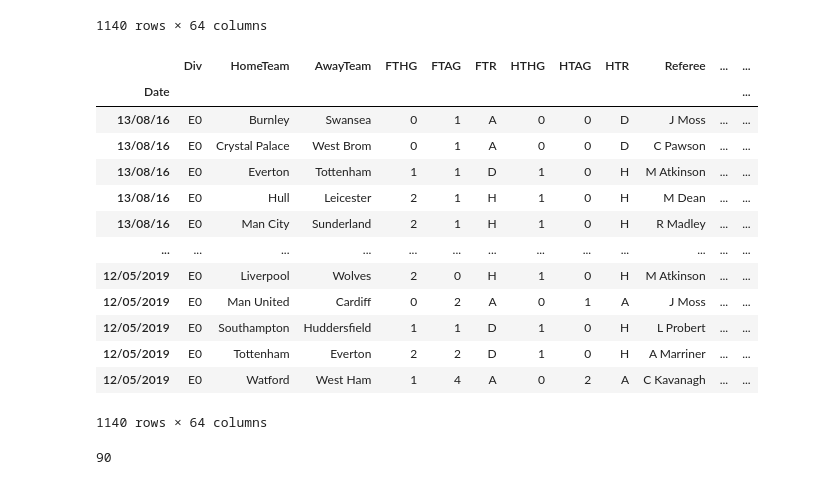
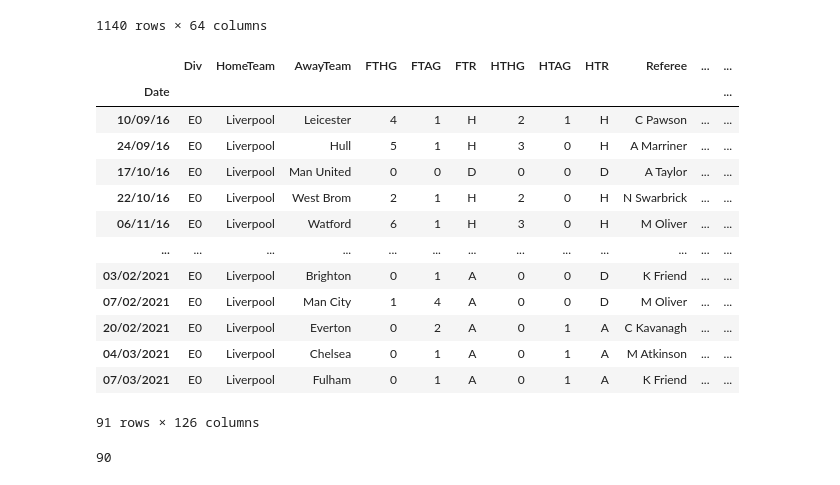
Before and after one commit to EduardoLoza/ProyectoModulo1_delaTorreE_VelascoG, a Jupyter notebook: ProyectoModulo1_delaTorreE_VelascoG.ipynb, the cells around one changed output. Cells and saved outputs as stored; diff of their text form; code cells hidden in the pictures.

```diff
--- a/ProyectoModulo1_delaTorreE_VelascoG.ipynb
+++ b/ProyectoModulo1_delaTorreE_VelascoG.ipynb
@@ -106,46 +106,46 @@ data1
 cheh = data1[data1['HomeTeam'] == 'Chelsea' ]
 cheh1 = data2[data2['HomeTeam'] == 'Chelsea' ]
 cheh = cheh.append(cheh1)
 chea = data1[data1['AwayTeam'] == 'Chelsea' ]
 chea1 = data2[data2['AwayTeam'] == 'Chelsea' ]
 chea = chea.append(chea1)#primer nodo
 
 Mch = data1[data1['HomeTeam'] == 'Man City' ]
 Mch1 = data2[data2['HomeTeam'] == 'Man City' ]
 Mch = Mch.append(Mch1)
 Mca = data1[data1['AwayTeam'] == 'Man City' ]
 Mca1 = data2[data2['AwayTeam'] == 'Man City' ]
 Mca = Mca.append(Mca1)#segundo nodo
 
 Muh = data1[data1['HomeTeam'] == 'Manchester United' ]
 Muh1 = data2[data2['HomeTeam'] == 'Manchester United' ]
 Muh = Muh.append(Muh1)
 Mua = data1[data1['AwayTeam'] == 'Manchester United' ]
 Mua1 = data2[data2['AwayTeam'] == 'Manchester United' ]#Tercer nodo
 Mua = Mua.append(Mua1)
 
 livh = data1[data1['HomeTeam'] == 'Liverpool' ]
 livh1 = data2[data2['HomeTeam'] == 'Liverpool' ]
 livh = livh.append(livh1)
 liva = data1[data1['AwayTeam'] == 'Liverpool' ]
 liva1 = data2[data2['AwayTeam'] == 'Liverpool' ]
 liva = liva.append(liva1)#Cuarto nodo
-data1
+livh
 # %% [output]
 |  | Div | HomeTeam | AwayTeam | FTHG | FTAG | FTR | HTHG | HTAG | HTR | Referee | ... | ... |
 | Date |  |  |  |  |  |  |  |  |  |  |  | ... |
-| 13/08/16 | E0 | Burnley | Swansea | 0 | 1 | A | 0 | 0 | D | J Moss | ... | ... |
-| 13/08/16 | E0 | Crystal Palace | West Brom | 0 | 1 | A | 0 | 0 | D | C Pawson | ... | ... |
-| 13/08/16 | E0 | Everton | Tottenham | 1 | 1 | D | 1 | 0 | H | M Atkinson | ... | ... |
-| 13/08/16 | E0 | Hull | Leicester | 2 | 1 | H | 1 | 0 | H | M Dean | ... | ... |
-| 13/08/16 | E0 | Man City | Sunderland | 2 | 1 | H | 1 | 0 | H | R Madley | ... | ... |
+| 10/09/16 | E0 | Liverpool | Leicester | 4 | 1 | H | 2 | 1 | H | C Pawson | ... | ... |
+| 24/09/16 | E0 | Liverpool | Hull | 5 | 1 | H | 3 | 0 | H | A Marriner | ... | ... |
+| 17/10/16 | E0 | Liverpool | Man United | 0 | 0 | D | 0 | 0 | D | A Taylor | ... | ... |
+| 22/10/16 | E0 | Liverpool | West Brom | 2 | 1 | H | 2 | 0 | H | N Swarbrick | ... | ... |
+| 06/11/16 | E0 | Liverpool | Watford | 6 | 1 | H | 3 | 0 | H | M Oliver | ... | ... |
 | ... | ... | ... | ... | ... | ... | ... | ... | ... | ... | ... | ... | ... |
-| 12/05/2019 | E0 | Liverpool | Wolves | 2 | 0 | H | 1 | 0 | H | M Atkinson | ... | ... |
-| 12/05/2019 | E0 | Man United | Cardiff | 0 | 2 | A | 0 | 1 | A | J Moss | ... | ... |
-| 12/05/2019 | E0 | Southampton | Huddersfield | 1 | 1 | D | 1 | 0 | H | L Probert | ... | ... |
-| 12/05/2019 | E0 | Tottenham | Everton | 2 | 2 | D | 1 | 0 | H | A Marriner | ... | ... |
-| 12/05/2019 | E0 | Watford | West Ham | 1 | 4 | A | 0 | 2 | A | C Kavanagh | ... | ... |
+| 03/02/2021 | E0 | Liverpool | Brighton | 0 | 1 | A | 0 | 0 | D | K Friend | ... | ... |
+| 07/02/2021 | E0 | Liverpool | Man City | 1 | 4 | A | 0 | 0 | D | M Oliver | ... | ... |
+| 20/02/2021 | E0 | Liverpool | Everton | 0 | 2 | A | 0 | 1 | A | C Kavanagh | ... | ... |
+| 04/03/2021 | E0 | Liverpool | Chelsea | 0 | 1 | A | 0 | 1 | A | M Atkinson | ... | ... |
+| 07/03/2021 | E0 | Liverpool | Fulham | 0 | 1 | A | 0 | 1 | A | K Friend | ... | ... |
-1140 rows × 64 columns
+91 rows × 126 columns
 # %%
 cheh['B365H'].hist()
 len(cheh['B365H'])
```
Also changed, not shown: parts of 2 cells of this notebook.
